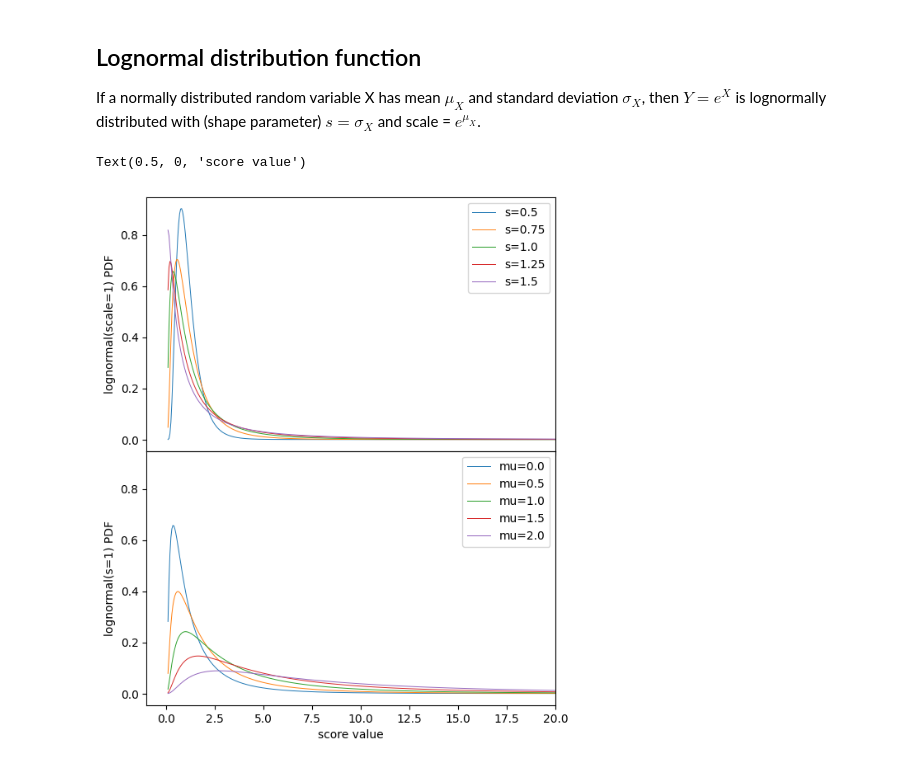
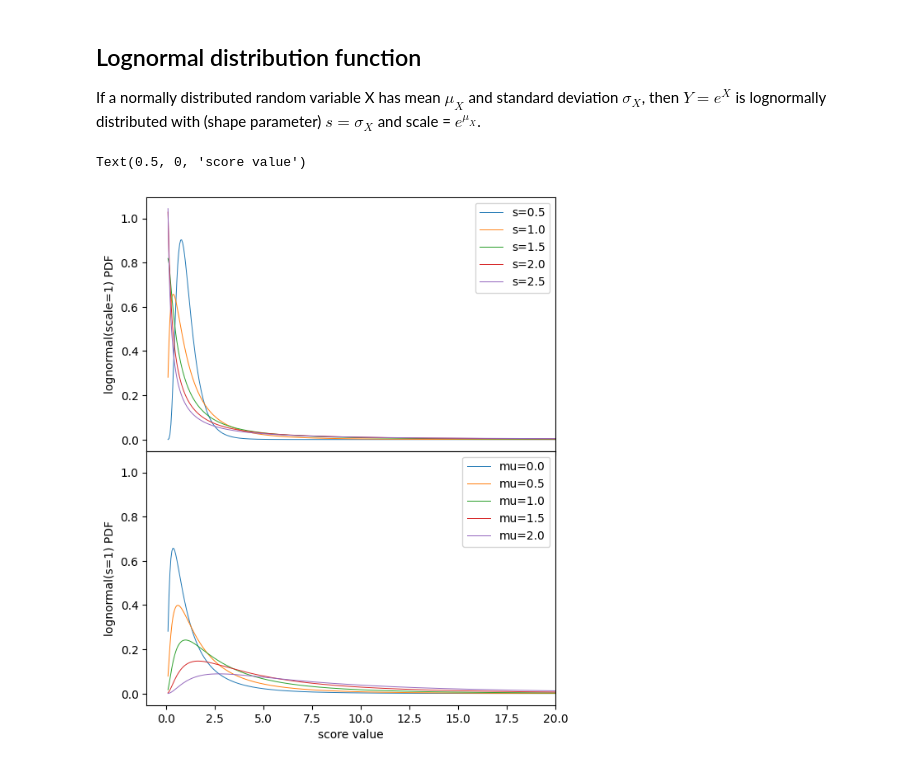
Before and after one commit to Duke-IGVF/BlueSTARR-viz, a Jupyter notebook: sim/No-activation-sim.ipynb, the cells around one changed output. Drawn from its saved outputs; the diff is of its cells as text; code cells hidden in the pictures.

Commit message:
Extends the range of shape parameter values for lognormal

```diff
--- a/sim/No-activation-sim.ipynb
+++ b/sim/No-activation-sim.ipynb
@@ -33,24 +33,24 @@ If a normally distributed random variable X has mean $\mu_X$ and standard deviat
 # %%
 from scipy.stats import lognorm
 # %%
-shapes = np.linspace(0.5, 1.5, 5, endpoint=True)
+shapes = np.linspace(0.5, 2.5, 5, endpoint=True)
 scales = np.exp(np.linspace(0, 2, 5, endpoint=True))
 x = np.linspace(0.1, 50, 1000, endpoint=True)
 # %%
 fig, axs = plt.subplots(2,1, sharex=True, sharey=True)
 fig.subplots_adjust(hspace=0)
 fig.set_figheight(8)
 for s in shapes:
     axs[0].plot(x, lognorm.pdf(x, s), label=f"s={s}", linewidth=0.7)
 for scale in scales:
-    axs[1].plot(x, lognorm.pdf(x, s=1, scale=scale), label=f"mu={np.log(scale)}", linewidth=0.7)
+    axs[1].plot(x, lognorm.pdf(x, s=1, scale=scale), label=f"mu={np.log(scale):.1f}", linewidth=0.7)
 axs[0].set_ylabel("lognormal(scale=1) PDF")
 axs[1].set_ylabel("lognormal(s=1) PDF")
 for ax in axs:
     ax.legend()
 # ax.set_ylim(top=0.2)
 axs[1].set_xlim(xmin=-1, xmax=20)
 axs[1].set_xlabel("score value")
 # %% [output]
 Text(0.5, 0, 'score value')
-[figure, old version]
+[figure, new version]
```
